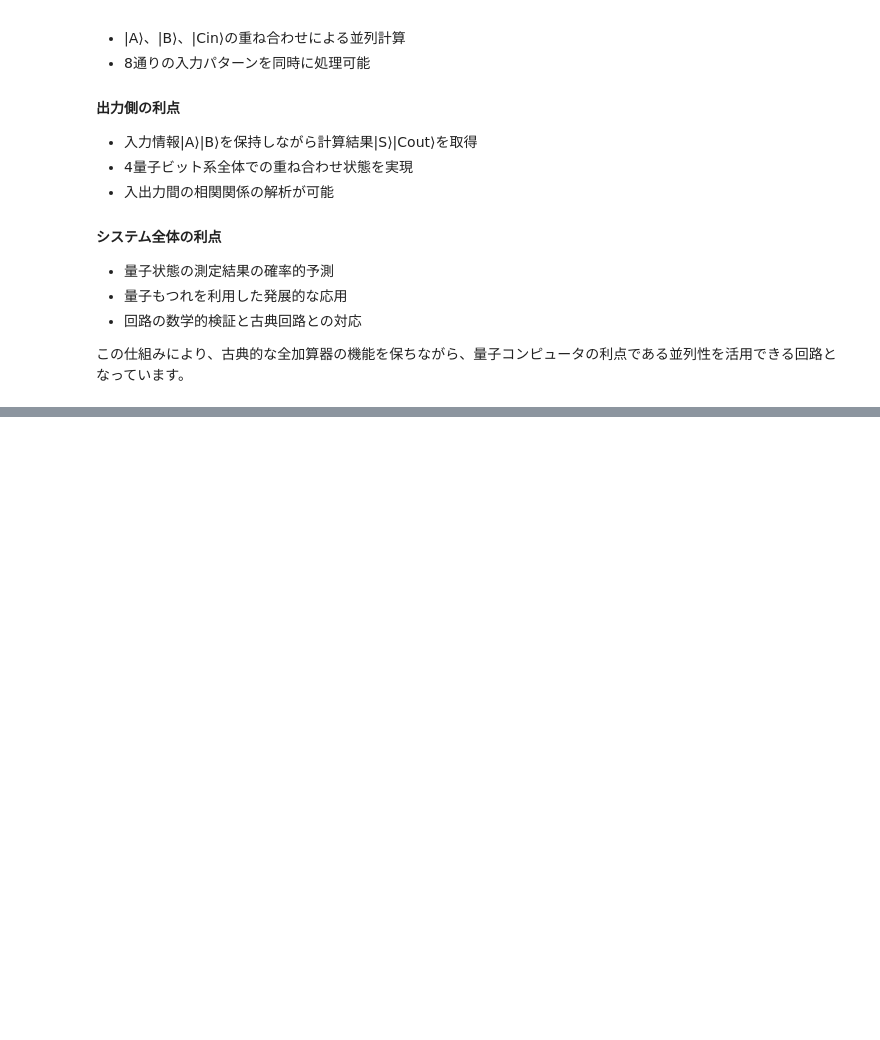
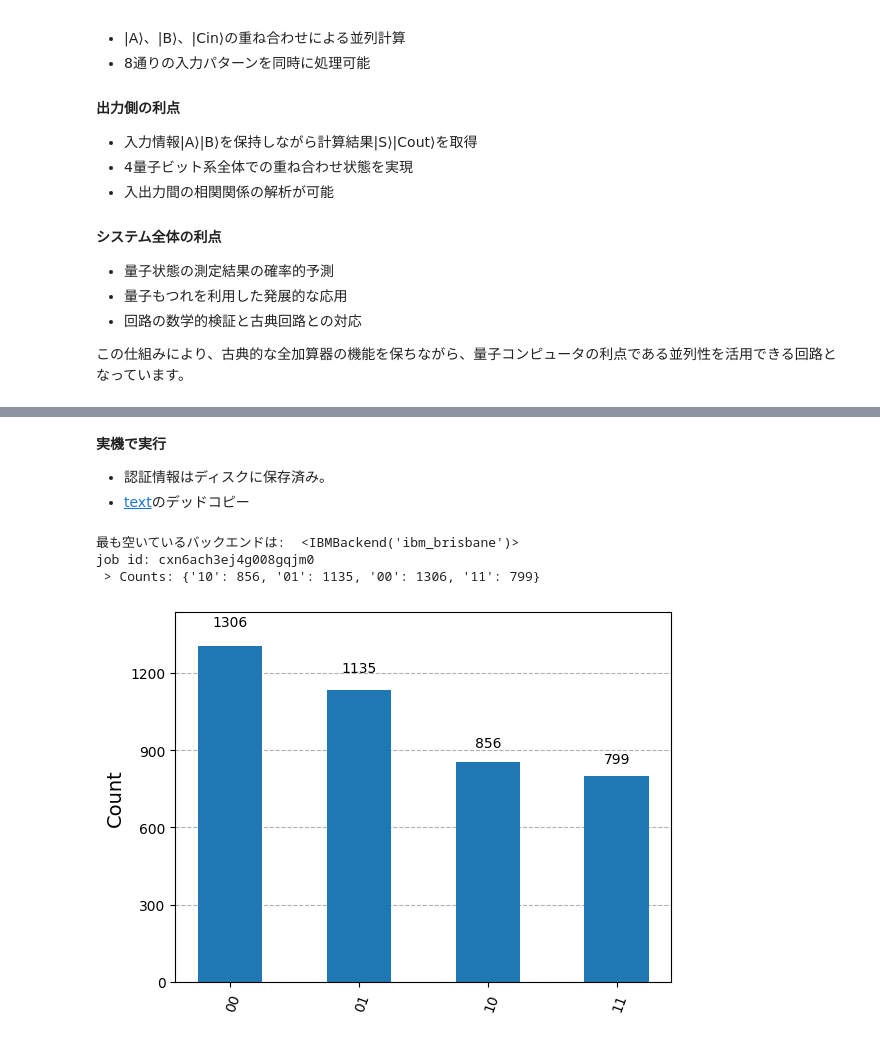
Before and after one commit to SW-yo/Quantum_Work, a Jupyter notebook: quantum_AI_fulladder.ipynb, the cells around one changed output, grey strips where cells are left out. Cells and saved outputs as stored; diff of their text form; code cells hidden in the pictures; blank space fills up the shorter version.

```diff
--- a/quantum_AI_fulladder.ipynb
+++ b/quantum_AI_fulladder.ipynb
@@ -45,0 +227,39 @@
+# %% [markdown]
+**実機で実行**
+- 認証情報はディスクに保存済み。
+- [text](qt_hundson_intro.ipynb)のデッドコピー
+# %%
+#実機実行時はserviceインスタンス作成が必要
+from qiskit_ibm_runtime import QiskitRuntimeService
+service = QiskitRuntimeService()
+service.backends()
+
+#一番空いているバックエンドを自動的に選択することもできます
+backend = service.least_busy(operational=True, simulator=False, min_num_qubits=127)
+print("最も空いているバックエンドは: ", backend)
+
+# 回路を実機で実行可能なbasisゲートにトランスパイルします
+pm = generate_preset_pass_manager(backend=backend, optimization_level=1)
+isa_circuit = pm.run(qc)
+isa_circuit.draw("mpl", idle_wires=False)
+
+# Samplerで実行します
+sampler = Sampler(backend)
+job = sampler.run([isa_circuit])
+
+print("job id:", job.job_id()) # job idの確認
+
+# ジョブの実行状態を確認します
+job.status()
+
+### job has successfully runになってから実行します ###
+result = job.result()
+print(f" > Counts: {result[0].data.c.get_counts()}")
+
+from qiskit.visualization import plot_histogram
+plot_histogram(result[0].data.c.get_counts())
+# %% [output]
+最も空いているバックエンドは:  <IBMBackend('ibm_brisbane')>
+job id: cxn6ach3ej4g008gqjm0
+ > Counts: {'10': 856, '01': 1135, '00': 1306, '11': 799}
+[figure, added]
```
Also changed, not shown: parts of 20 cells of this notebook, 3 other files.
